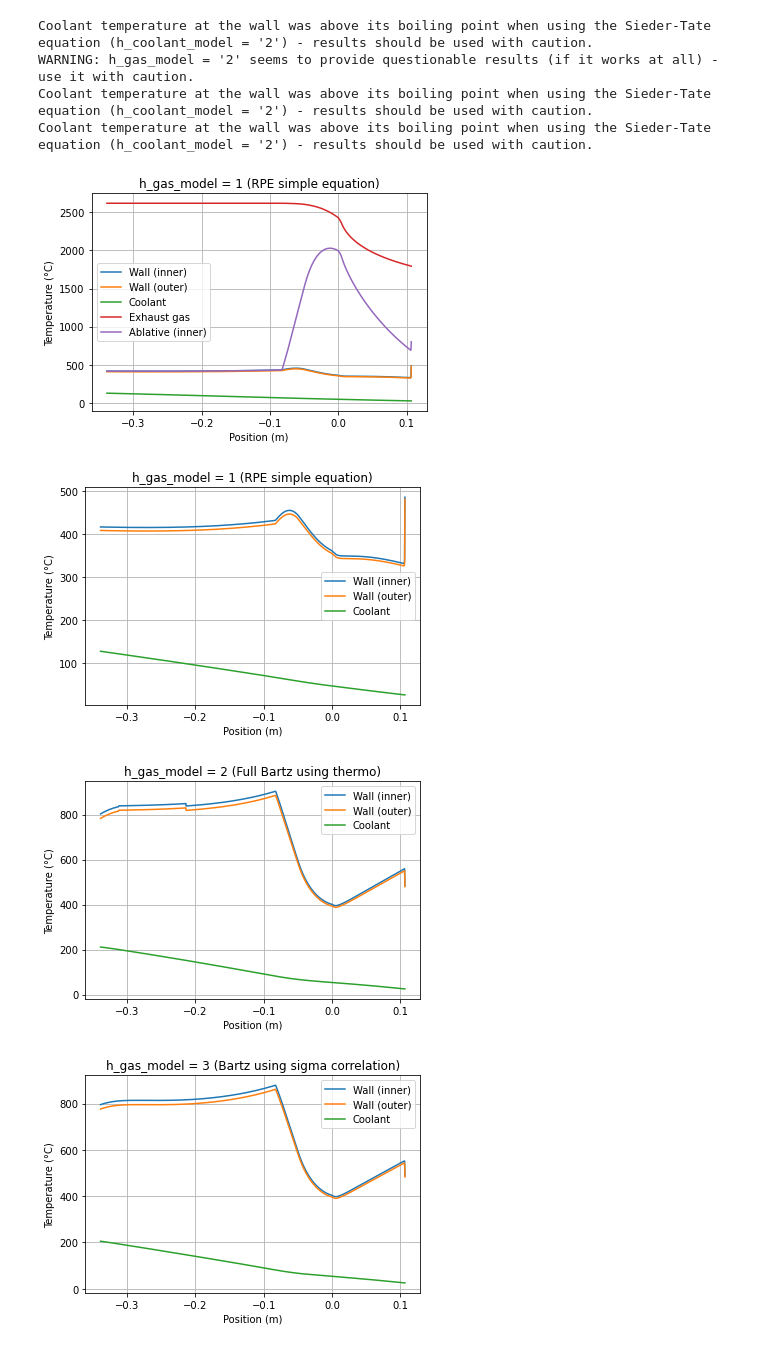
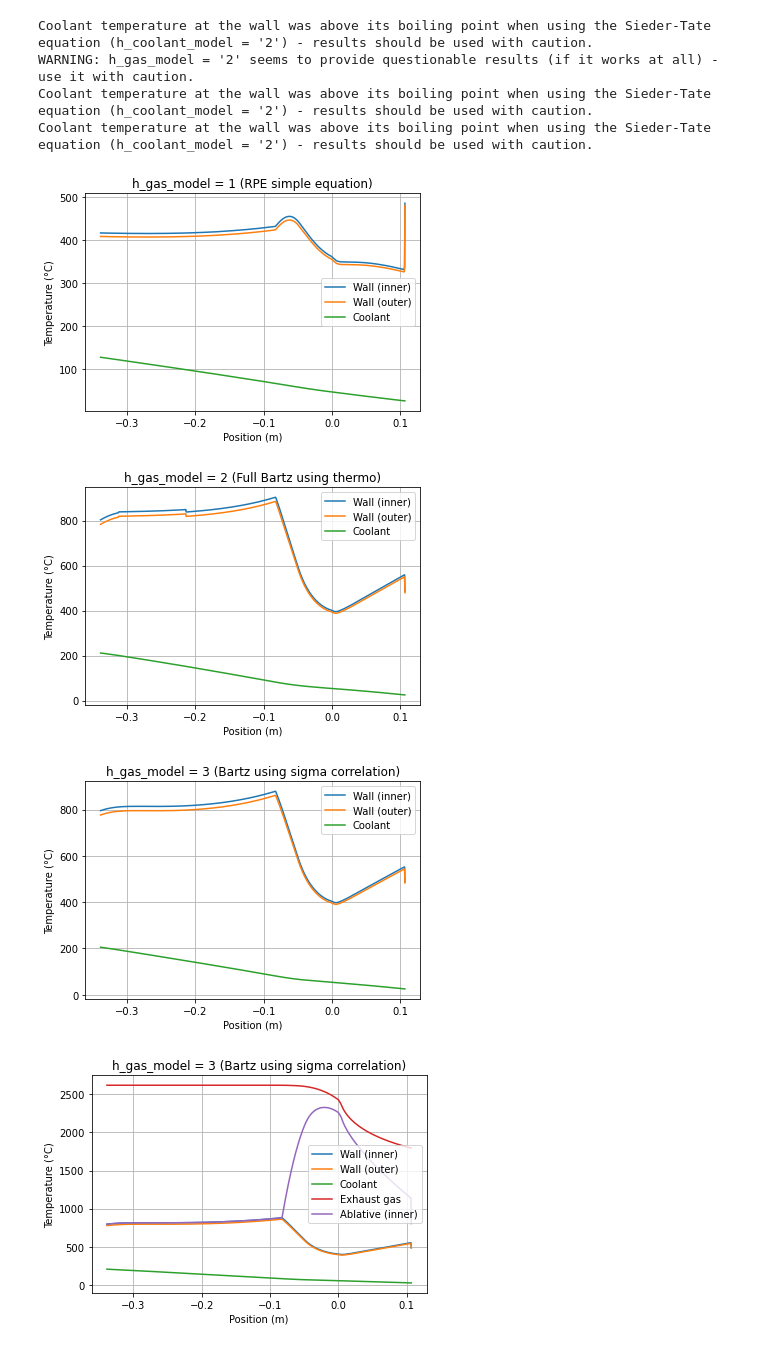
Before and after one commit to dug20/Bamboo-Investigations, a Jupyter notebook: White Giant.ipynb, the cells around one changed output. Drawn from its saved outputs; the diff is of its cells as text; code cells hidden in the pictures.

```diff
--- a/White Giant.ipynb
+++ b/White Giant.ipynb
@@ -79,7 +78,7 @@ Ac = np.pi*0.1**2                      #Chamber cross-sectional area (m^2)
 wall_thickness = 1e-3                  #Thickness of the metal engine liner (m)
 L_star = 1.2                           #L_star = Volume_c/Area_t
 chamber_length = L_star*nozzle.At/Ac   #Length of the combustion chamber
-engine.add_geometry(chamber_length, Ac, wall_thickness)
+engine.add_geometry(chamber_length, Ac, wall_thickness, outer_wall_thickness = 1)
 
 '''Coolant jacket'''
 mdot_coolant = mdot/(OF_ratio + 1)               #Coolant mass flow rate
@@ -153,21 +152,21 @@ Coolant temperature at the wall was above its boiling point when using the Siede
 Coolant temperature at the wall was above its boiling point when using the Sieder-Tate equation (h_coolant_model = '2') - results should be used with caution.
 # %%
 #Show plots
-bam.plot.plot_temperatures(data1, show_gas=True)
-plt.title("h_gas_model = 1 (RPE simple equation)")
 bam.plot.plot_temperatures(data1, show_gas=False, show_ablative = False)
 plt.title("h_gas_model = 1 (RPE simple equation)")
 
 bam.plot.plot_temperatures(data2, show_gas=False, show_ablative = False)
 plt.title("h_gas_model = 2 (Full Bartz using thermo)")
 
 bam.plot.plot_temperatures(data3, show_gas=False, show_ablative = False)
 plt.title("h_gas_model = 3 (Bartz using sigma correlation)")
 
+bam.plot.plot_temperatures(data3, show_gas=True, show_ablative = True)
+plt.title("h_gas_model = 3 (Bartz using sigma correlation)")
 
 plt.show()
 # %% [output]
-[figure, old version]
+[figure, new version]
-[figure, old version]
+[figure, new version]
-[figure, old version]
+[figure, new version]
-[figure, old version]
+[figure, new version]
```
Also changed, not shown: parts of 4 cells of this notebook.
